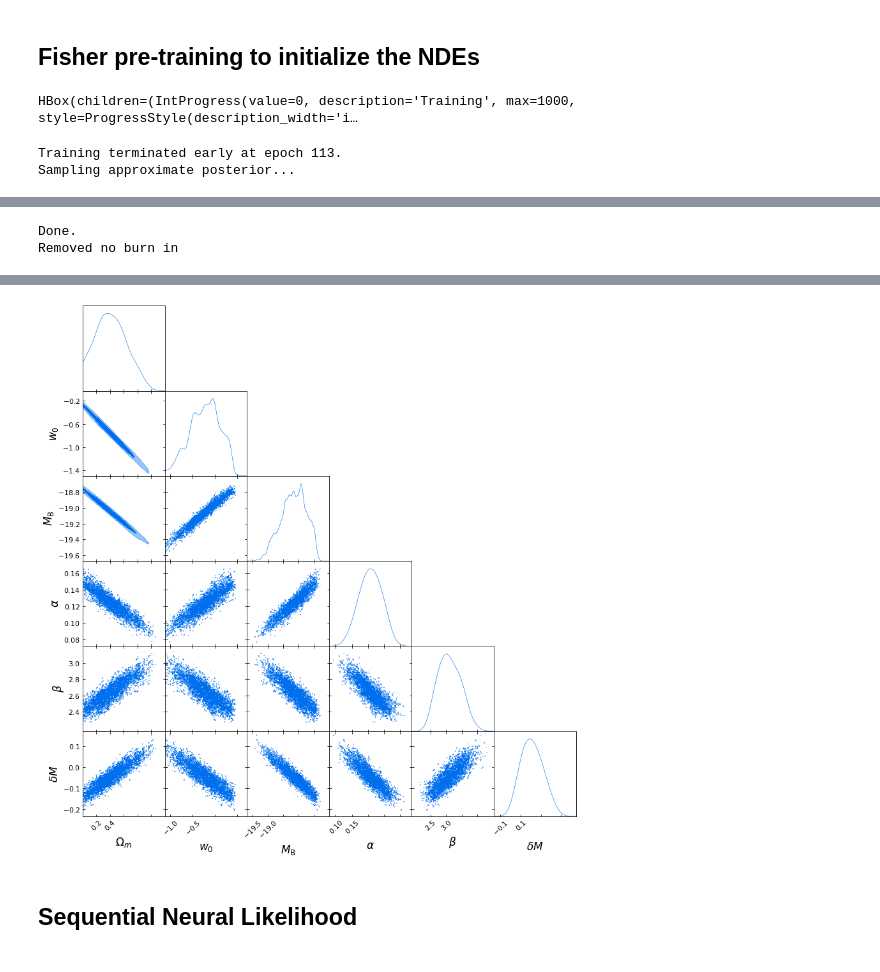
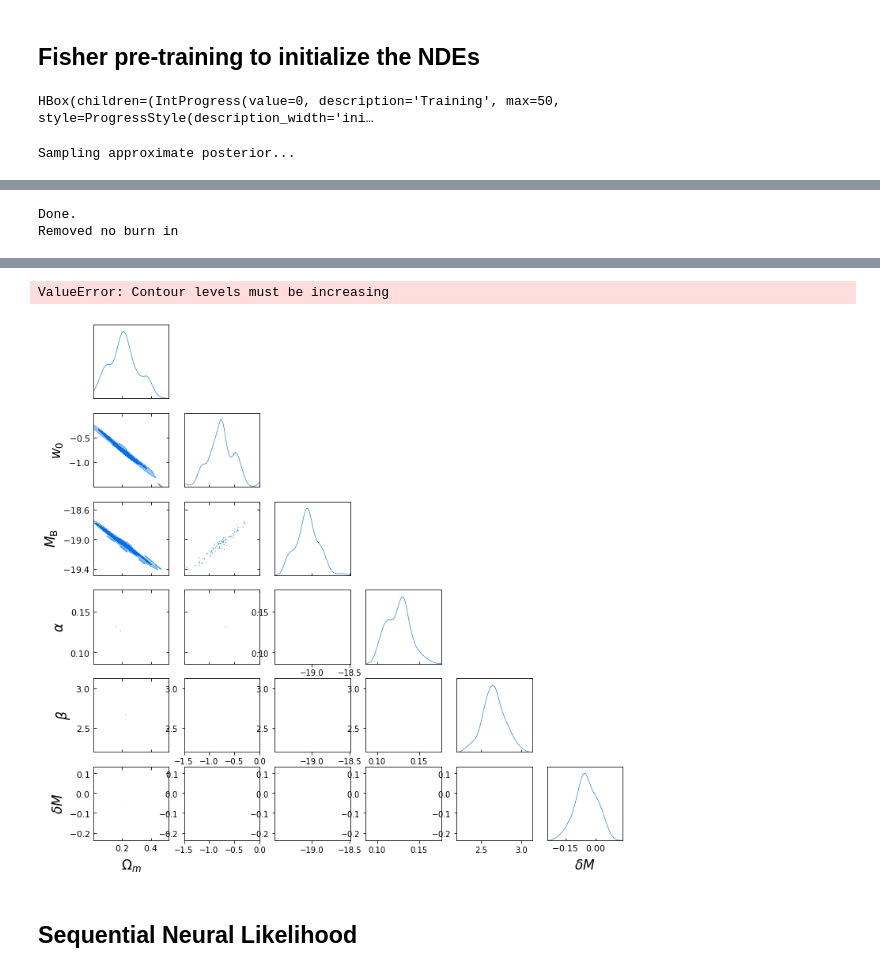
Before and after one commit to justinalsing/pydelfi, a Jupyter notebook: examples/jla_sne.ipynb, the cells around one changed output, grey strips where cells are left out. Cells and saved outputs as stored; diff of their text form; code cells hidden in the pictures.

```diff
--- a/examples/jla_sne.ipynb
+++ b/examples/jla_sne.ipynb
@@ -58,18 +77,9 @@ We can now use any tfp.distribution, for example a MAF. Note that we need the di
 # %%
-NDE = ndes.ConditionalMaskedAutoregressiveFlow(
-    n_parameters=6,
-    n_data=6,
-    n_hidden=[50,50],
-    activation=tf.keras.activations.tanh,
-    all_layers=True,
-    dtype=tf.float32)
+from pydelfi import ndes
+NDEs = [ndes.ConditionalMaskedAutoregressiveFlow(
+            n_parameters=6,
+            n_data=6,
+            n_hidden=[50,50],
+            activation=tf.keras.activations.tanh,
+            all_layers=True)
+        for i in range(3)]
-# %%
-NDEs = ensembles.EnsembleMethods(
-    ndes.ConditionalMaskedAutoregressiveFlow,
-    n_parameters=6,
-    n_data=6,
-    n_hidden=[50,50],
-    activation=tf.keras.activations.tanh,
-    all_layers=True,
-    dtype=tf.float32,
-    stack=10)
@@ -86,13 +92,15 @@ DelfiEnsemble = delfi.Delfi(compressed_data, prior, NDEs,
                             param_limits = [lower, upper],
                             param_names = ['\\Omega_m', 'w_0', 'M_\mathrm{B}', '\\alpha', '\\beta', '\\delta M'],
                             results_dir = "simulators/jla_supernovae/results/",
-                            input_normalization="fisher")
+                            input_normalization="fisher",
+                            optimiser=tf.keras.optimizers.Adam,
+                            optimiser_arguments=None,
+                            dtype=tf.float32)
 # %% [markdown]
 ## Fisher pre-training to initialize the NDEs
 # %%
-DelfiEnsemble.fisher_pretraining(mode="samples", plot=True)
+DelfiEnsemble.fisher_pretraining(epochs=50, plot=True)
 # %% [output]
-HBox(children=(IntProgress(value=0, description='Training', max=1000, style=ProgressStyle(description_width='i…
+HBox(children=(IntProgress(value=0, description='Training', max=50, style=ProgressStyle(description_width='ini…
-Training terminated early at epoch 113.
 Sampling approximate posterior...
 WARNING: Logging before flag parsing goes to stderr.
@@ -117,4 +121,5 @@ W0313 09:56:05.997833 4493987264 mcsamples.py:1707] fine_bins_2D not large enoug
+ValueError: Contour levels must be increasing
-[figure, old version]
+[figure, new version]
 # %% [markdown]
 ## Sequential Neural Likelihood
 # %%
```
Also changed, not shown: parts of 6 cells of this notebook, 5 other files.
